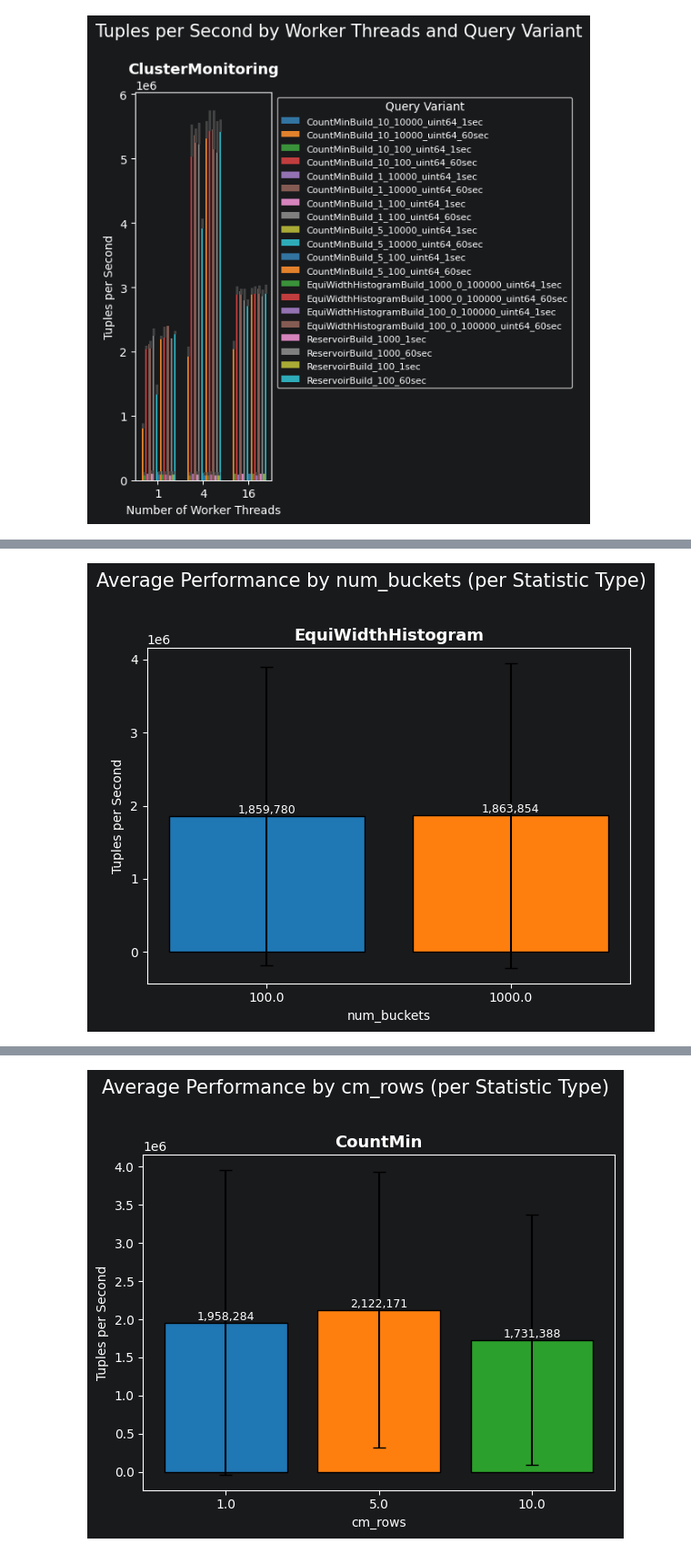
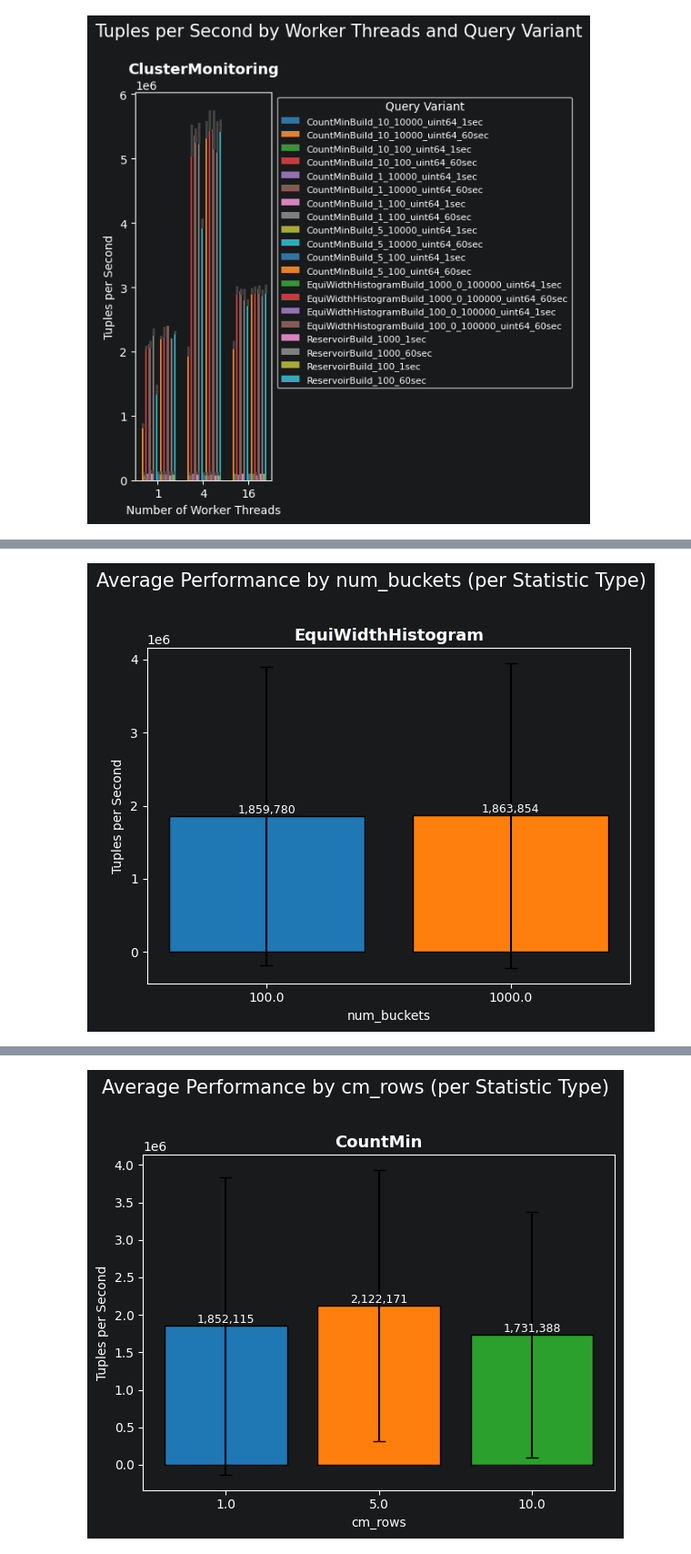
Before and after one commit to ESPAT-Orga/nebulastream-espat, a Jupyter notebook: scripts/benchmarking/e2e/plots/StatisticBuildProbe.ipynb, the cells around one changed output, grey strips where cells are left out. Shown at 91% size. Cells and saved outputs as stored; diff of their text form; code cells hidden in the pictures.

Commit message:
account for missing lines in csv output

```diff
--- a/scripts/benchmarking/e2e/plots/StatisticBuildProbe.ipynb
+++ b/scripts/benchmarking/e2e/plots/StatisticBuildProbe.ipynb
@@ -95,45 +95,87 @@ CONFIG_COLS = ["dataset", "statistic_type", "statistic_config", "build_window_si
 
 def filter_failed_configs(df, iterate_param):
     """
-    Exclude all runs whose config (ignoring `iterate_param`) has ANY failed run.
-    E.g. if iterating over threads: a CountMin config that OOM'd at 16 threads
-    causes the 1-thread and 4-thread runs of that same config to be dropped too.
+    Exclude all runs whose config (ignoring `iterate_param`) does not have an "ok"
+    row for every value of `iterate_param` present in the dataset.
+
+    This catches both explicit failures (issue != "ok") and missing rows caused by
+    crashes that produced no CSV output at all — either way the config group is dropped
+    so results are never skewed by an incomplete parameter sweep.
+
+    When `iterate_param` is a derived column (e.g. reservoir_size, cm_rows) that is
+    not itself in CONFIG_COLS but is encoded by statistic_config, statistic_config is
+    also removed from key_cols so that configs with different statistic_config values
+    are grouped together and can cross-check each other.
     """
     key_cols = [c for c in CONFIG_COLS if c != iterate_param]
+    # Derived params (reservoir_size, cm_rows, …) are encoded in statistic_config.
+    # Keeping statistic_config in key_cols would put each derived value in its own
+    # group, making cross-value coverage checks impossible.
+    if iterate_param not in CONFIG_COLS:
+        key_cols = [c for c in key_cols if c != "statistic_config"]
 
-    # Find rows with failures and their config keys
-    failed_mask = df["issue"] != "ok"
-    failed_rows = df.loc[failed_mask]
-    failed_keys = failed_rows[key_cols].drop_duplicates()
+    all_param_values = set(df[iterate_param].dropna().unique())
 
-    if failed_keys.empty:
+    # For each config group, check that every iterate_param value has >= 1 "ok" row
+    def has_full_ok_coverage(group):
+        ok_vals = set(group.loc[group["issue"] == "ok", iterate_param].dropna())
+        return all_param_values.issubset(ok_vals)
+
+    coverage = df.groupby(key_cols, group_keys=False).apply(has_full_ok_coverage)
+    bad_index = coverage[~coverage].index
+
+    if len(bad_index) == 0:
         return df
 
-    # Print details about each failed config
-    for _, fkey in failed_keys.iterrows():
-        # Find the original failure(s) for this config
-        mask = (df[key_cols] == fkey).all(axis=1)
-        failures = df.loc[mask & failed_mask]
-        ok_affected = df.loc[mask & ~failed_mask]
+    # Reconstruct bad config keys as a DataFrame for merging
+    if isinstance(bad_index, pd.MultiIndex):
+        bad_keys = bad_index.to_frame(index=False)
+    else:
+        bad_keys = pd.DataFrame({key_cols[0]: bad_index})
 
-        issues = failures["issue"].unique()
-        failed_params = failures[iterate_param].unique()
-        ok_params = ok_affected[iterate_param].unique()
+    # Print details and accumulate summary counts
+    total_failed = 0
+    total_ok_collateral = 0
+    total_missing_combos = 0
 
-        config_str = ", ".join(f"{c}={fkey[c]}" for c in key_cols)
+    for _, bkey in bad_keys.iterrows():
+        mask = (df[key_cols] == bkey.values).all(axis=1)
+        config_rows = df[mask]
+
+        failed_rows = config_rows[config_rows["issue"] != "ok"]
+        ok_rows = config_rows[config_rows["issue"] == "ok"]
+
+        ok_vals = set(ok_rows[iterate_param].dropna())
+        failed_vals = set(failed_rows[iterate_param].dropna())
+        present_vals = set(config_rows[iterate_param].dropna())
+        missing_vals = sorted(all_param_values - ok_vals)
+        absent_vals = sorted(all_param_values - present_vals)   # no row at all
+        explicit_fail_vals = sorted(failed_vals & (all_param_values - ok_vals))
+
+        n_missing_combos = len(absent_vals)
+        total_failed += len(failed_rows)
+        total_ok_collateral += len(ok_rows)
+        total_missing_combos += n_missing_combos
+
+        config_str = ", ".join(f"{c}={bkey[c]}" for c in key_cols)
         print(f"[{iterate_param}] Config: {config_str}")
-        print(f"  Failure(s): {list(issues)} at {iterate_param}={list(failed_params)} ({len(failures)} failed rows)")
-        print(f"  Also excluding {len(ok_affected)} ok rows at {iterate_param}={list(ok_params)}")
+        print(f"  Missing ok for {iterate_param}={missing_vals} (expected: {sorted(all_param_values)})")
+        if explicit_fail_vals:
+            issues = failed_rows[failed_rows[iterate_param].isin(explicit_fail_vals)]["issue"].unique()
+            print(f"  Explicit failure(s): {list(issues)} at {iterate_param}={explicit_fail_vals} ({len(failed_rows)} failed rows)")
+        if absent_vals:
+            print(f"  No rows at all for {iterate_param}={absent_vals} ({n_missing_combos} missing combination(s))")
+        print(f"  Excluding {len(ok_rows)} ok (collateral) + {len(failed_rows)} failed rows")
         print()
 
-    # Remove all rows matching failed config keys
-    merged = df.merge(failed_keys, on=key_cols, how="left", indicator=True)
+    # Drop all rows belonging to incomplete config groups
+    merged = df.merge(bad_keys, on=key_cols, how="left", indicator=True)
     clean = merged[merged["_merge"] == "left_only"].drop(columns="_merge")
 
-    n_failed = failed_mask.sum()
     n_dropped = len(df) - len(clean)
-    n_collateral = n_dropped - n_failed
-    print(f"[{iterate_param}] Total: excluded {n_dropped} rows ({n_failed} failed + {n_collateral} ok collateral), {len(clean)} remaining")
+    print(f"[{iterate_param}] Total: excluded {n_dropped} rows "
+          f"({total_failed} failed + {total_ok_collateral} ok collateral + {total_missing_combos} missing combinations), "
+          f"{len(clean)} remaining")
     print("---")
 
     return clean
@@ -141,6 +183,10 @@ def filter_failed_configs(df, iterate_param):
 def plot_avg_performance_by(df, param):
     """Bar chart of avg tuples/sec per statistic type, grouped by `param`."""
     df_clean = filter_failed_configs(df, param)
+
+    if df_clean.empty:
+        print(f"[{param}] No data remaining after filtering, skipping plot.")
+        return
 
     statistic_types = df_clean["statistic_type"].unique()
     n = len(statistic_types)
@@ -259 +286 @@ plot_avg_performance_by(df[mask_cm], "cm_cols")
-[figure, old version]
+[figure, new version]
```
Also changed, not shown: parts of 1 cell of this notebook.
